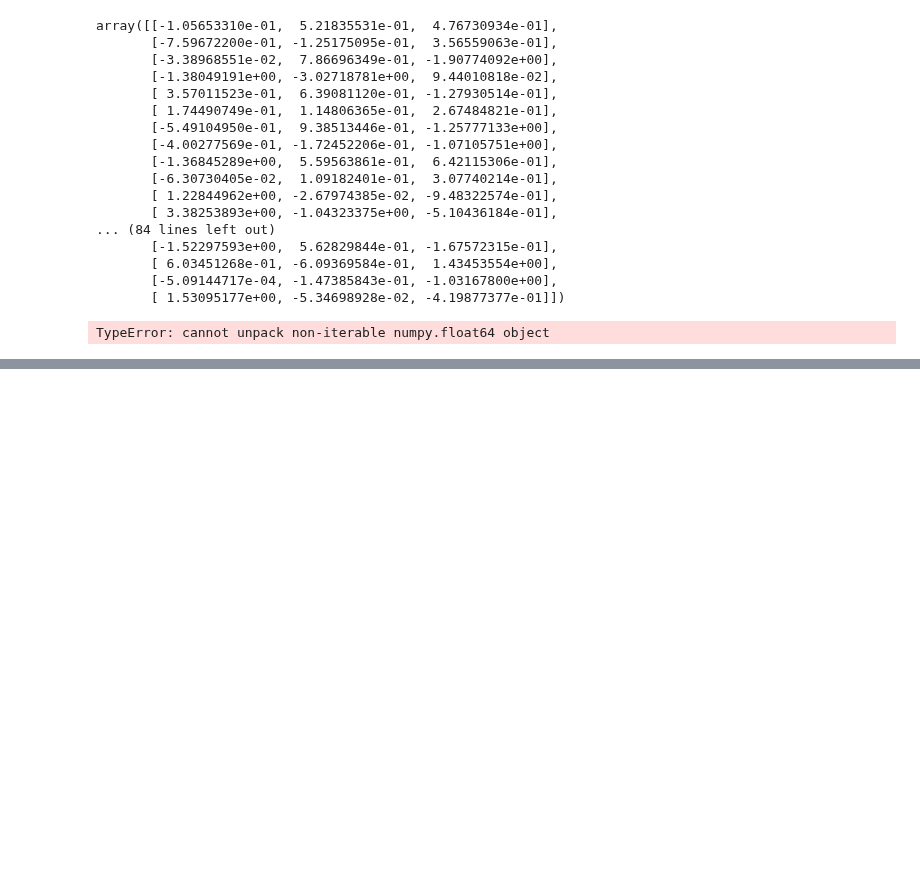
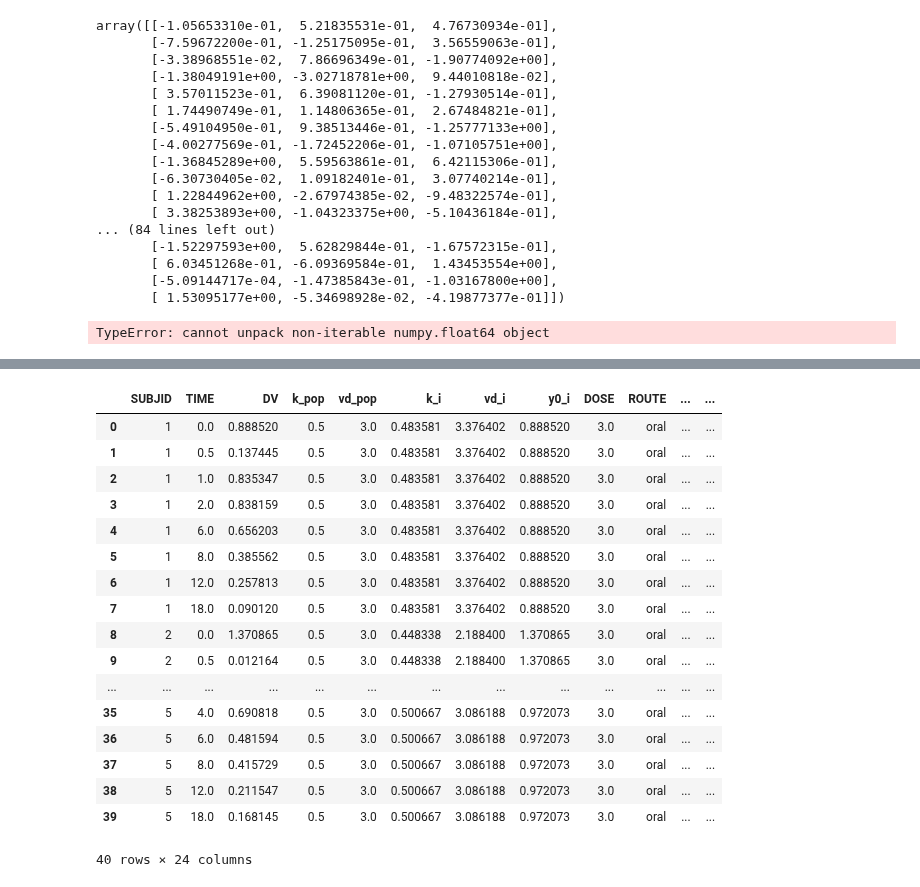
Before and after one commit to kelleyjbrady/NiceODE, a Jupyter notebook: Untitled-1.ipynb, the cells around one changed output, grey strips where cells are left out. Drawn from its saved outputs; the diff is of its cells as text; code cells hidden in the pictures; blank space fills up the shorter version.

```diff
--- a/Untitled-1.ipynb
+++ b/Untitled-1.ipynb
@@ -86,0 +174,4 @@ j = arbitrary_objective_function(params = (1,2,3,4,5,6), data = pd.DataFrame())
+# %%
+import numpy as np
+
+a = np.array(([1,2,3], [4,5,6]))
@@ -86,0 +352,21 @@ j = arbitrary_objective_function(params = (1,2,3,4,5,6), data = pd.DataFrame())
+# %%
+toy_df
+# %% [output]
+|  | SUBJID | TIME | DV | k_pop | vd_pop | k_i | vd_i | y0_i | DOSE | ROUTE | ... | ... |
+| 0 | 1 | 0.0 | 0.888520 | 0.5 | 3.0 | 0.483581 | 3.376402 | 0.888520 | 3.0 | oral | ... | ... |
+| 1 | 1 | 0.5 | 0.137445 | 0.5 | 3.0 | 0.483581 | 3.376402 | 0.888520 | 3.0 | oral | ... | ... |
+| 2 | 1 | 1.0 | 0.835347 | 0.5 | 3.0 | 0.483581 | 3.376402 | 0.888520 | 3.0 | oral | ... | ... |
+| 3 | 1 | 2.0 | 0.838159 | 0.5 | 3.0 | 0.483581 | 3.376402 | 0.888520 | 3.0 | oral | ... | ... |
+| 4 | 1 | 6.0 | 0.656203 | 0.5 | 3.0 | 0.483581 | 3.376402 | 0.888520 | 3.0 | oral | ... | ... |
+| 5 | 1 | 8.0 | 0.385562 | 0.5 | 3.0 | 0.483581 | 3.376402 | 0.888520 | 3.0 | oral | ... | ... |
+| 6 | 1 | 12.0 | 0.257813 | 0.5 | 3.0 | 0.483581 | 3.376402 | 0.888520 | 3.0 | oral | ... | ... |
+| 7 | 1 | 18.0 | 0.090120 | 0.5 | 3.0 | 0.483581 | 3.376402 | 0.888520 | 3.0 | oral | ... | ... |
+| 8 | 2 | 0.0 | 1.370865 | 0.5 | 3.0 | 0.448338 | 2.188400 | 1.370865 | 3.0 | oral | ... | ... |
+| 9 | 2 | 0.5 | 0.012164 | 0.5 | 3.0 | 0.448338 | 2.188400 | 1.370865 | 3.0 | oral | ... | ... |
+| ... | ... | ... | ... | ... | ... | ... | ... | ... | ... | ... | ... | ... |
+| 35 | 5 | 4.0 | 0.690818 | 0.5 | 3.0 | 0.500667 | 3.086188 | 0.972073 | 3.0 | oral | ... | ... |
+| 36 | 5 | 6.0 | 0.481594 | 0.5 | 3.0 | 0.500667 | 3.086188 | 0.972073 | 3.0 | oral | ... | ... |
+| 37 | 5 | 8.0 | 0.415729 | 0.5 | 3.0 | 0.500667 | 3.086188 | 0.972073 | 3.0 | oral | ... | ... |
+| 38 | 5 | 12.0 | 0.211547 | 0.5 | 3.0 | 0.500667 | 3.086188 | 0.972073 | 3.0 | oral | ... | ... |
+| 39 | 5 | 18.0 | 0.168145 | 0.5 | 3.0 | 0.500667 | 3.086188 | 0.972073 | 3.0 | oral | ... | ... |
+40 rows × 24 columns
```
Also changed, not shown: parts of 29 cells of this notebook, 3 other files.
